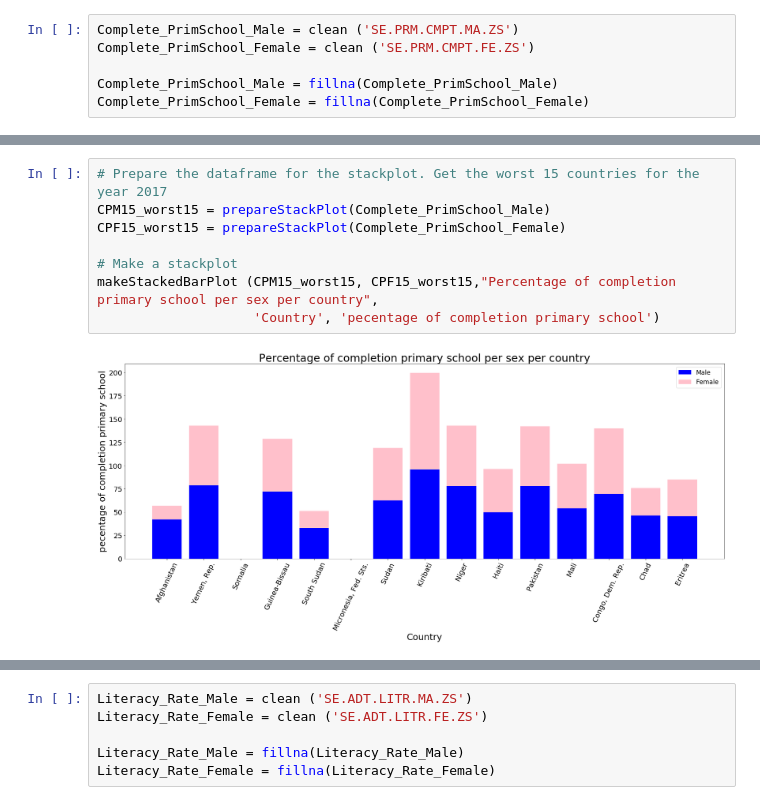
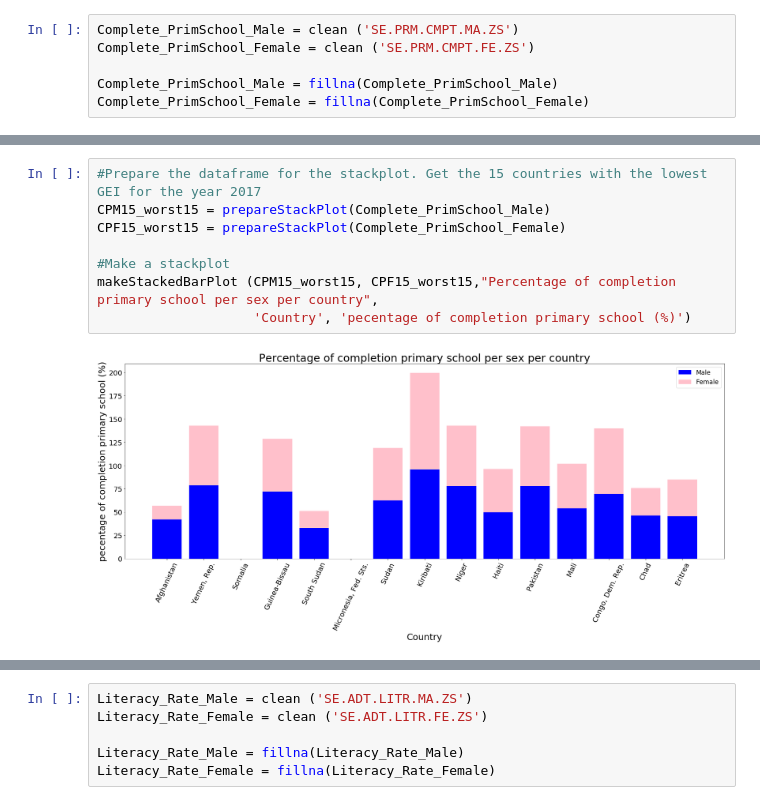
Before and after one commit to omar-d/EPA-WB-Equity, a Jupyter notebook: Final_Assignment(v0.99).ipynb, the cells around one changed output, grey strips where cells are left out. Drawn from its saved outputs; the diff is of its cells as text.

```diff
--- a/Final_Assignment(v0.99).ipynb
+++ b/Final_Assignment(v0.99).ipynb
@@ -581,10 +536,10 @@ Complete_PrimSchool_Female = fillna(Complete_PrimSchool_Female)
 # %%
-# Prepare the dataframe for the stackplot. Get the worst 15 countries for the year 2017
+#Prepare the dataframe for the stackplot. Get the 15 countries with the lowest GEI for the year 2017
 CPM15_worst15 = prepareStackPlot(Complete_PrimSchool_Male)
 CPF15_worst15 = prepareStackPlot(Complete_PrimSchool_Female)
 
-# Make a stackplot
+#Make a stackplot
 makeStackedBarPlot (CPM15_worst15, CPF15_worst15,"Percentage of completion primary school per sex per country",
-                    'Country', 'pecentage of completion primary school')
+                    'Country', 'pecentage of completion primary school (%)')
 # %% [output]
-[figure, old version]
+[figure, new version]
```
Also changed, not shown: parts of 92 cells of this notebook.
